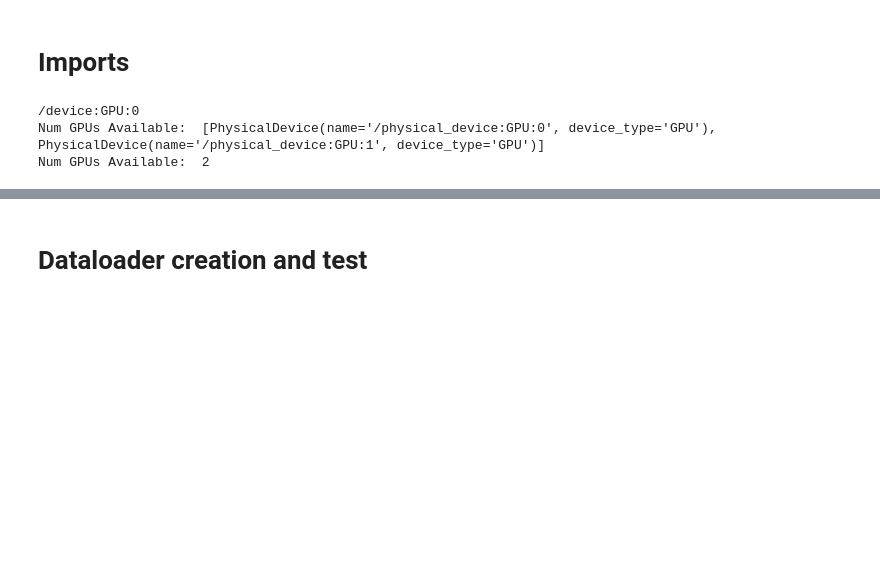
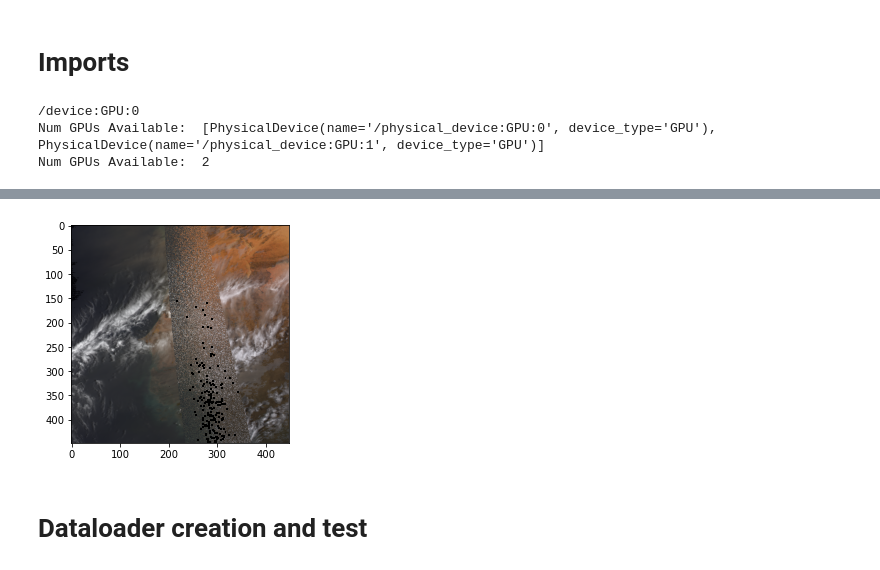
Before and after one commit to satyarth934/FDL2020_KnowledgeDiscoveryFramework, a Jupyter notebook: notebooks/scratch.ipynb, the cells around one changed output, grey strips where cells are left out. Drawn from its saved outputs; the diff is of its cells as text; code cells hidden in the pictures; blank space fills up the shorter version.

```diff
--- a/notebooks/scratch.ipynb
+++ b/notebooks/scratch.ipynb
@@ -53,3 +56,16 @@ print("Num GPUs Available: ", len(tf.config.experimental.list_physical_devices('
 /device:GPU:0
 Num GPUs Available:  [PhysicalDevice(name='/physical_device:GPU:0', device_type='GPU'), PhysicalDevice(name='/physical_device:GPU:1', device_type='GPU')]
 Num GPUs Available:  2
+# %%
+DATA_PATH = "/home/satyarth934/data/modis_data_products/*/array_3bands_normalized/448/*"
+
+img_paths = glob.glob(DATA_PATH)
+train_test_split = 0.8
+X_test_paths = img_paths[int(train_test_split * len(img_paths)):]
+print(len(X_test_paths))
+
+dims = (448, 448, 3)
+
+# Loading Data
+X_test = utils.getData(X_test_paths, dims)
+X_test = utils.normalize(X_test)
@@ -55,0 +81,79 @@ Num GPUs Available:  2
+# %%
+# 45 pixels: radius of the locality
+# plt.imshow(X_test[10])
+# plt.show()
+
+import random
+from multiprocessing import Pool
+
+
+def getClosest(pt, options):
+    x,y = pt
+    min_val = -9999
+    min_pt = options[0]
+    for o in options:
+        sse = np.sum(np.square(np.array(pt) - np.array(o)))
+        if sse < min_val:
+            min_val = se
+            min_pt = o
+
+    return min_pt
+
+
+N = 2
+radius = 85
+
+# local region
+(x,y,z) = np.where(np.isnan(X_test[10]))
+
+# nan value indices
+nan_idxs = [_ for _ in zip(x,y)]
+nan_idxs = list(set(nan_idxs))
+
+attempts = 0
+
+clone = np.copy(X_test[10])
+
+for i, item in enumerate(tqdm.tqdm_notebook(nan_idxs)):
+    x,y = item
+    # region
+    xtl, xtr = max(0, x - radius), min(X_test[10].shape[1], x + radius)
+    ytl, ytr = max(0, y - radius), min(X_test[10].shape[1], y + radius)
+
+    random_idxs = []
+    counter = 0
+    att2 = 0
+    flag = 0
+    while counter < N:
+        if att2 > N * 10:
+            flag = 1
+            break
+        att2 += 1
+
+        attempts += 1
+        random_idx = np.random.randint(xtl, xtr), np.random.randint(ytl, ytr)
+#         random_idx = (1,2)
+        if np.sum(np.isnan(X_test[10][random_idx[0], random_idx[1],:])) > 0:
+            continue
+        random_idxs.append(random_idx)
+        counter += 1
+
+    if i%1000 == 0:
+        print("attempts:", attempts / ((i+1) * N))
+
+    if(flag==1):
+        continue
+
+#     closest_x, closest_y = random_idx
+#     print("===>>", *zip(random_idx[0], random_idx[1]))
+    closest_x, closest_y = getClosest((x,y), random_idxs)
+#     print(x_rand)
+#     print(y_rand)
+#     print(closest_x, closest_y)
+#     print("------")
+    clone[x,y,:] = X_test[10][closest_x,closest_y,:]
+
+plt.imshow(clone)
+# plt.savefig("n%drad%dA3.png" % (N, radius))
+plt.show()
+# %% [output]
@@ -55,0 +178 @@ Num GPUs Available:  2
+[figure, added]
```
Also changed, not shown: parts of 10 cells of this notebook, 3 other files.
